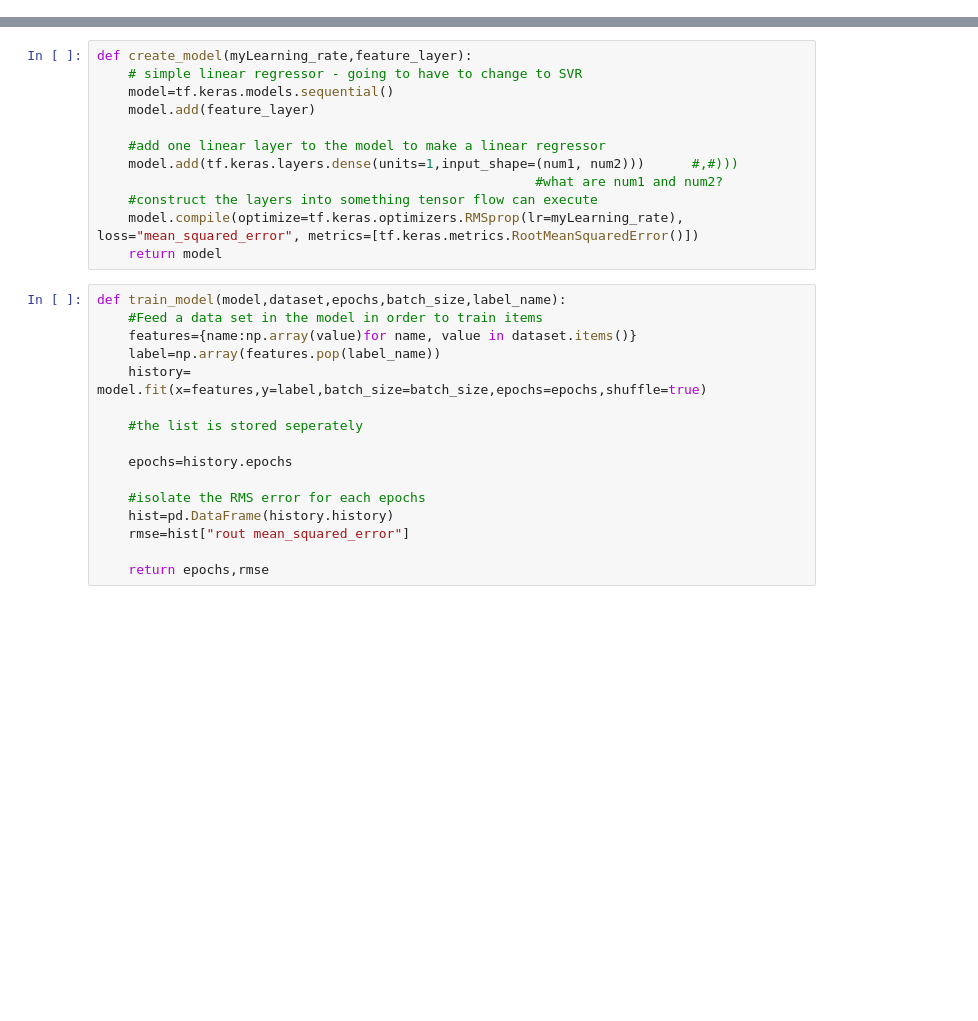
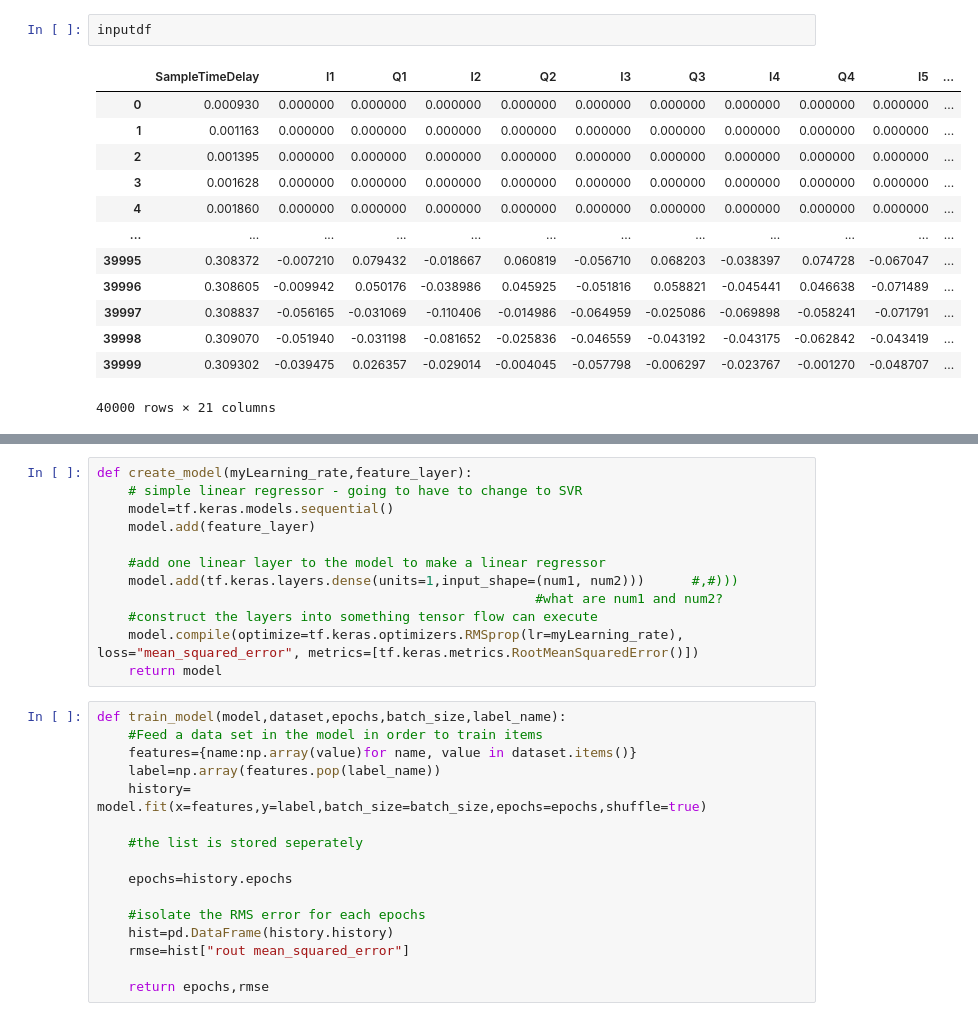
Before and after one commit to mbisbano1/MLDOA_ET, a Jupyter notebook: ML Code/MLDOA.ipynb, the cells around one changed output, grey strips where cells are left out. Drawn from its saved outputs; the diff is of its cells as text; blank space fills up the shorter version.

```diff
--- a/ML Code/MLDOA.ipynb
+++ b/ML Code/MLDOA.ipynb
@@ -71,0 +188,16 @@ feature_column.append(Q10) #append the column to the list
+# %%
+inputdf
+# %% [output]
+|  | SampleTimeDelay | I1 | Q1 | I2 | Q2 | I3 | Q3 | I4 | Q4 | I5 | ... |
+| 0 | 0.000930 | 0.000000 | 0.000000 | 0.000000 | 0.000000 | 0.000000 | 0.000000 | 0.000000 | 0.000000 | 0.000000 | ... |
+| 1 | 0.001163 | 0.000000 | 0.000000 | 0.000000 | 0.000000 | 0.000000 | 0.000000 | 0.000000 | 0.000000 | 0.000000 | ... |
+| 2 | 0.001395 | 0.000000 | 0.000000 | 0.000000 | 0.000000 | 0.000000 | 0.000000 | 0.000000 | 0.000000 | 0.000000 | ... |
+| 3 | 0.001628 | 0.000000 | 0.000000 | 0.000000 | 0.000000 | 0.000000 | 0.000000 | 0.000000 | 0.000000 | 0.000000 | ... |
+| 4 | 0.001860 | 0.000000 | 0.000000 | 0.000000 | 0.000000 | 0.000000 | 0.000000 | 0.000000 | 0.000000 | 0.000000 | ... |
+| ... | ... | ... | ... | ... | ... | ... | ... | ... | ... | ... | ... |
+| 39995 | 0.308372 | -0.007210 | 0.079432 | -0.018667 | 0.060819 | -0.056710 | 0.068203 | -0.038397 | 0.074728 | -0.067047 | ... |
+| 39996 | 0.308605 | -0.009942 | 0.050176 | -0.038986 | 0.045925 | -0.051816 | 0.058821 | -0.045441 | 0.046638 | -0.071489 | ... |
+| 39997 | 0.308837 | -0.056165 | -0.031069 | -0.110406 | -0.014986 | -0.064959 | -0.025086 | -0.069898 | -0.058241 | -0.071791 | ... |
+| 39998 | 0.309070 | -0.051940 | -0.031198 | -0.081652 | -0.025836 | -0.046559 | -0.043192 | -0.043175 | -0.062842 | -0.043419 | ... |
+| 39999 | 0.309302 | -0.039475 | 0.026357 | -0.029014 | -0.004045 | -0.057798 | -0.006297 | -0.023767 | -0.001270 | -0.048707 | ... |
+40000 rows × 21 columns
```
Also changed, not shown: parts of 15 cells of this notebook.
